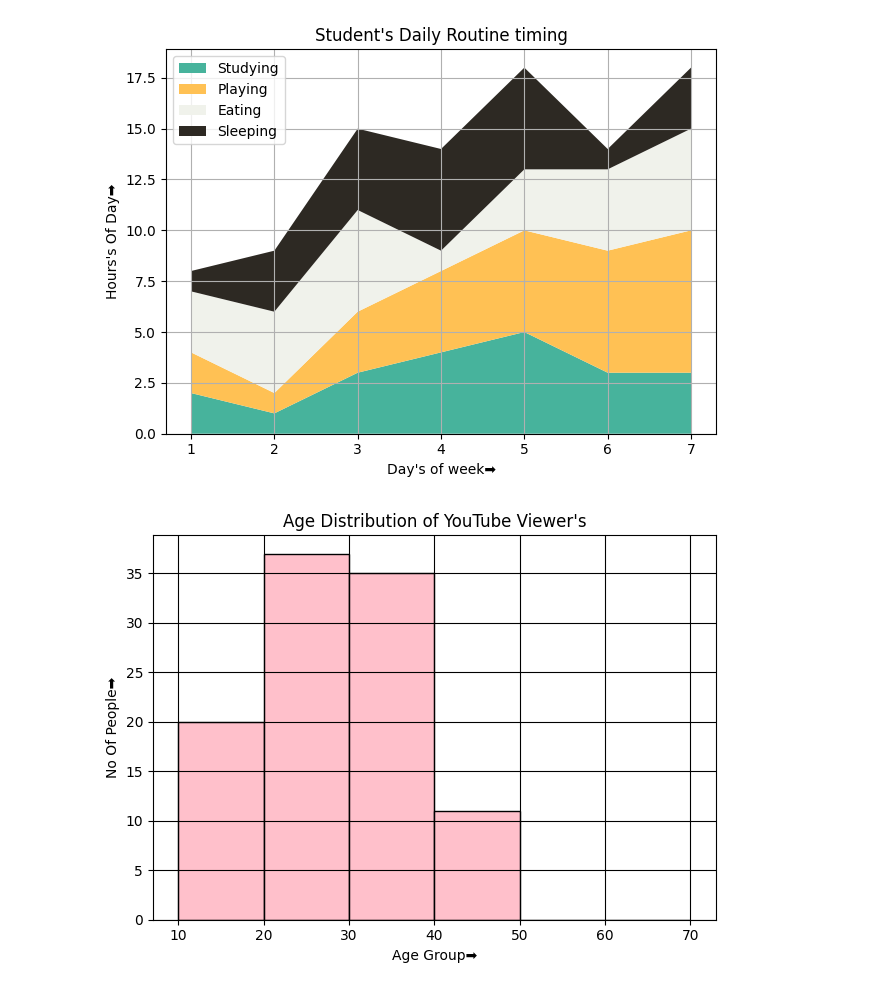
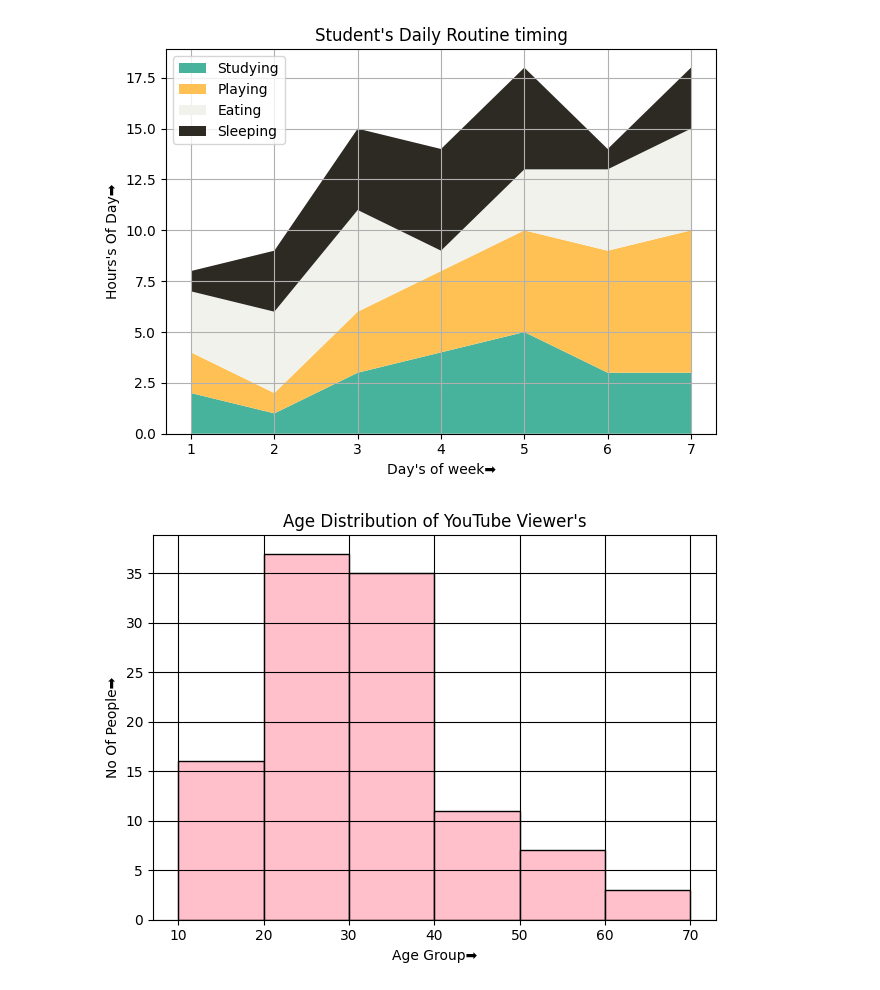
Before and after one commit to mohitmishra8921/Datascience, a Jupyter notebook: kaggle.ipynb, the cells around one changed output. Saved outputs shown, nothing was run; the diff lists cells and outputs as text; code cells hidden in the pictures.

```diff
--- a/kaggle.ipynb
+++ b/kaggle.ipynb
@@ -511,24 +511,24 @@ plt.grid(True)
 # %%
 import matplotlib.pyplot as plt
 import numpy as np
 youtube_viewers = [
 34, 28, 36, 45, 27, 27, 45, 37, 25, 35,
 25, 25, 32, 10, 12, 24, 19, 33, 20, 15,
 44, 27, 30, 15, 24, 31, 18, 33, 23, 27,
 23, 48, 29, 19, 38, 17, 32, 10, 16, 31,
 37, 31, 28, 26, 15, 22, 25, 40, 33, 12,
 33, 26, 23, 36, 40, 39, 21, 26, 33, 39,
-25, 28, 18, 18, 38, 43, 29, 40, 33, 23,
-33, 45, 29, 45, 3, 38, 30, 27,12,12, 30,17,17, 10,
-27, 33, 44, 24, 21, 24, 39, 33, 24, 35,
-30, 39, 22, 26, 26, 15, 32, 32, 30, 27
+25, 28, 18, 18, 38, 43, 29, 40, 33, 23,55,58,
+33, 45, 29, 45, 3, 38, 30, 27,2,12, 30,57,59,
+27, 33, 44, 24, 21, 24, 39, 33, 24, 35,51,53,53,
+30, 39, 22, 26, 26, 15, 32, 32, 30, 27,65,70,62,80
 ]
 bins = [10, 20, 30, 40, 50, 60, 70]
 plt.hist(youtube_viewers, bins=bins,color= "PINK" ,edgecolor='black')
 plt.title("Age Distribution of YouTube Viewer's")
 plt.xlabel('Age Group➡️')
 plt.ylabel('No Of People➡️')
 plt.tight_layout()
 plt.grid(True,color="black")
 # %% [output]
-[figure, old version]
+[figure, new version]
```
Also changed, not shown: parts of 1 cell of this notebook, 1 other file.
